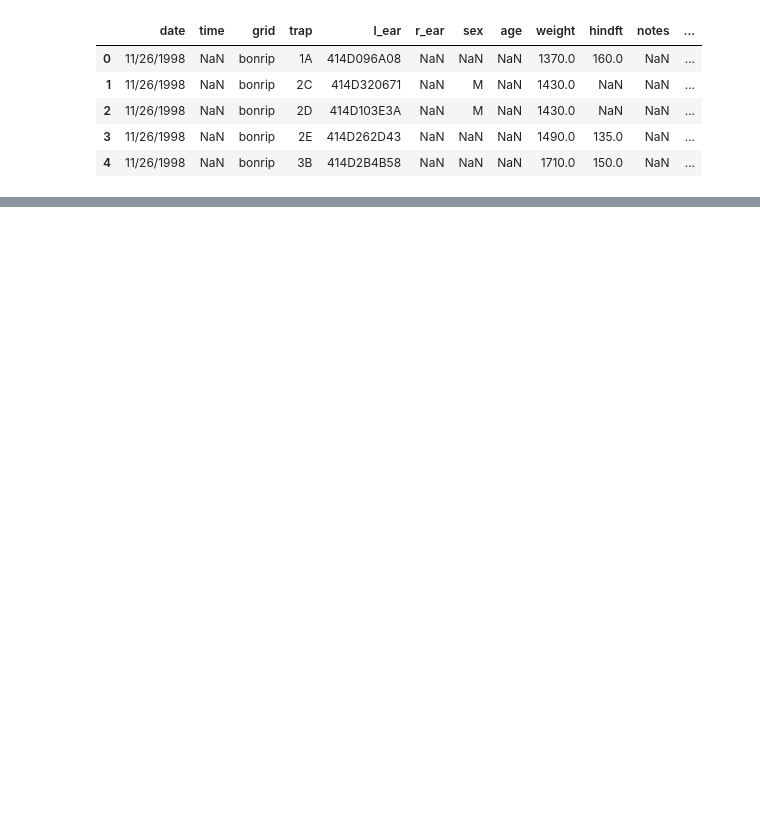
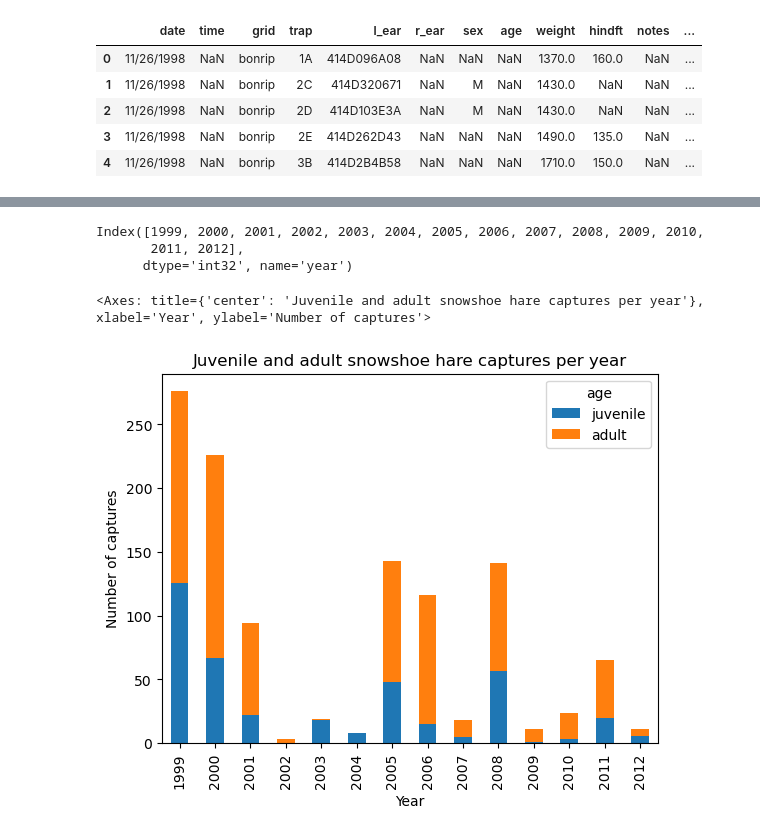
Before and after one commit to cllorey/eds220-in-class, a Jupyter notebook: week-4-linear-regression.ipynb, the cells around one changed output, grey strips where cells are left out. Saved outputs shown, nothing was run; the diff lists cells and outputs as text; code cells hidden in the pictures; blank space fills up the shorter version.

```diff
--- a/week-4-linear-regression.ipynb
+++ b/week-4-linear-regression.ipynb
@@ -18,0 +73,8 @@ hares.head()
+# %%
+# Update age values to juvenile and adult for observations where 'a' and'j' are included
+hares.loc[hares['age'].str.contains('j', case=False, na=False), 'age'] = 'juvenile'
+hares.loc[hares['age'].str.contains('a', case=False, na=False), 'age'] = 'adult'
+# %%
+# Filter for confirmed observations of juvenile and adult hares
+obs_juv_adult = hares[hares['age'].isin(['juvenile', 'adult'])].copy()
+print('Number of juvenile and adult hare observations (captures):', len(obs_juv_adult))
@@ -18,0 +83,3 @@ hares.head()
+# %%
+# Extract year in which each observation occurred
+obs_juv_adult['year'] = obs_juv_adult['date'].dt.year # extract the year from the 'date' column to create a new 'year' column
@@ -18,0 +95,5 @@ hares.head()
+# %%
+# Count observations per year and age, then move age values into columns
+
+obs_per_year = obs_juv_adult.groupby(['year', 'age']).size().unstack() # unstack() splits index into its own columns
+obs_per_year
@@ -18,0 +117,15 @@ hares.head()
+# %%
+obs_per_year.index
+# %% [output]
+Index([1999, 2000, 2001, 2002, 2003, 2004, 2005, 2006, 2007, 2008, 2009, 2010,
+       2011, 2012],
+      dtype='int32', name='year')
+# %%
+obs_per_year[['juvenile', 'adult']].plot(kind = 'bar',
+                                         stacked=True,
+                                         title='Juvenile and adult snowshoe hare captures per year',
+                                         xlabel='Year',
+                                         ylabel='Number of captures')
+# %% [output]
+<Axes: title={'center': 'Juvenile and adult snowshoe hare captures per year'}, xlabel='Year', ylabel='Number of captures'>
+[figure, added]
```
Also changed, not shown: parts of 28 cells of this notebook.
